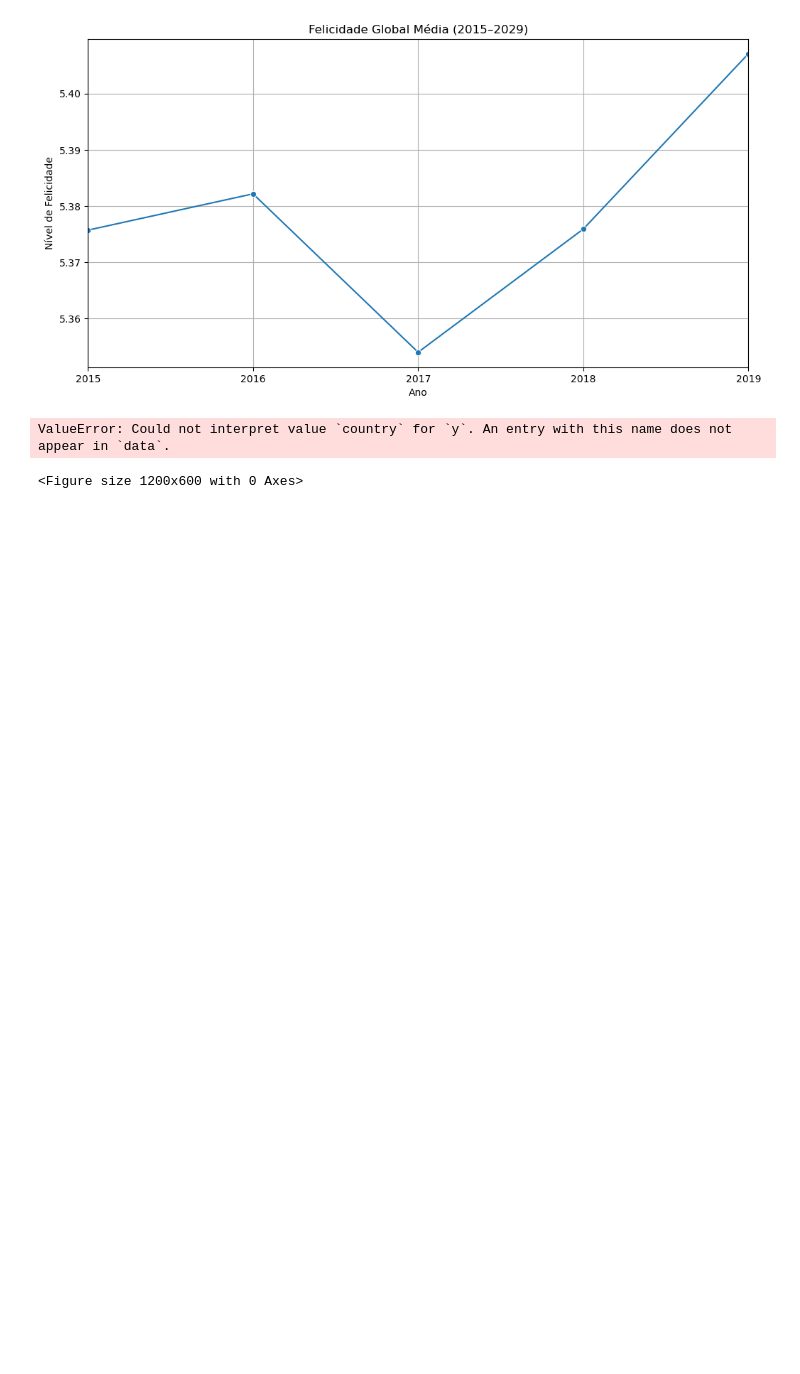
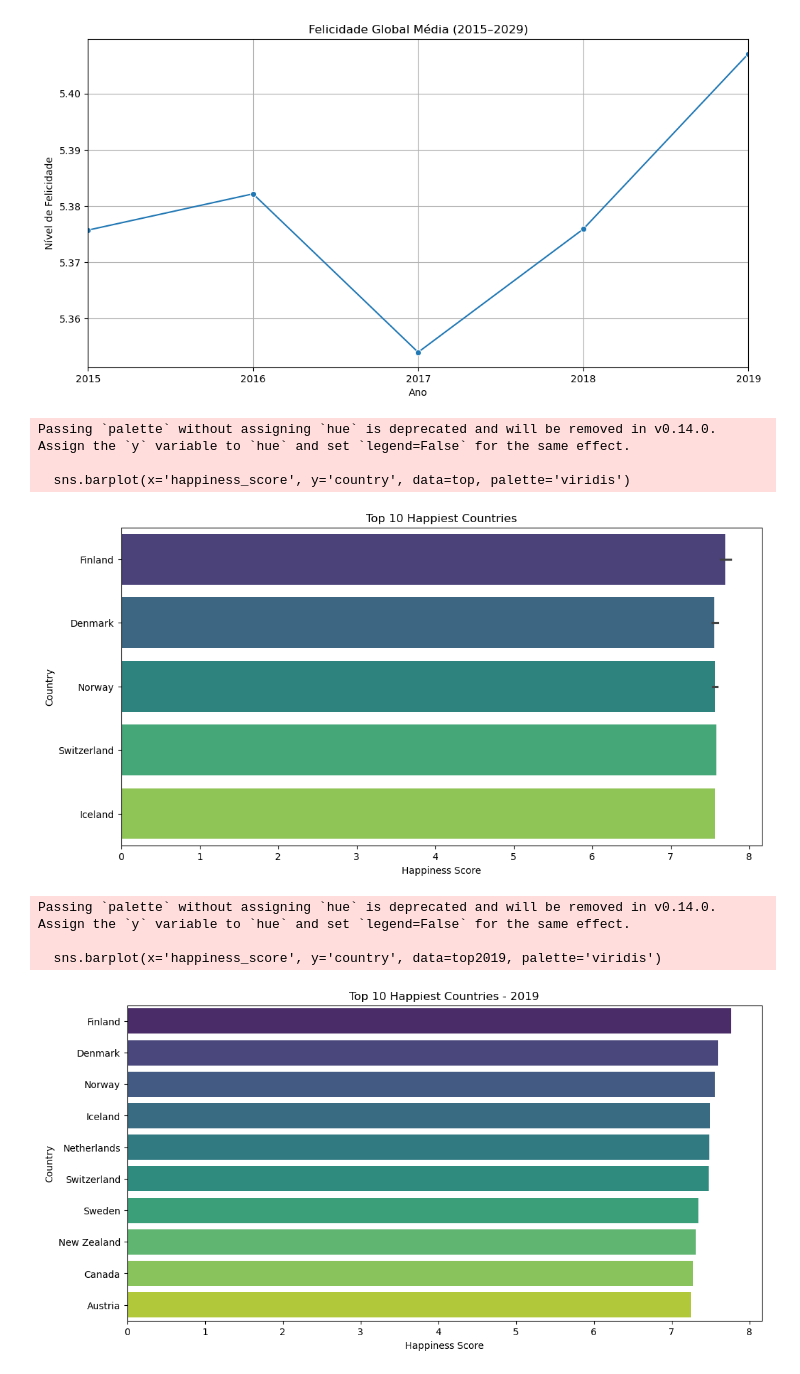
Before and after one commit to gustavoledandeck/Felicidade-Global, a Jupyter notebook: notebooks/Analise_Felicidade.ipynb, the cells around one changed output. Drawn from its saved outputs; the diff is of its cells as text; code cells hidden in the pictures; blank space fills up the shorter version.

Commit message:
Correção nos nomes das colunas, onde coluna 'country' apresentava erro. Atualização no código para limpar a base. Adição de mais 2 gráficos com top 10 países mais felizes.

```diff
--- a/notebooks/Analise_Felicidade.ipynb
+++ b/notebooks/Analise_Felicidade.ipynb
@@ -60,4 +110,10 @@ combined_df = pd.concat(Dfs, axis=0, ignore_index=True)
 # %%
-combined_df.columns = combined_df.columns.str.lower().str.replace(' ', '_')  # substitui espaço em branco por underline nos nomes das colunas
-print(combined_df.isnull().sum())
+combined_df = pd.concat(Dfs, axis=0, ignore_index=True)
+
+
+combined_df = combined_df.drop(columns=['Region'], errors='ignore')
+
+
+print("Resultado Final das Colunas:", combined_df.columns.tolist())     #colunas restantes após tratamento
+print(combined_df)
 # %% [output]
@@ -114,19 +170,33 @@ plt.show()
 # %% [output]
 [figure]
 # %%
-#2º Gráfico: Top 10 Países Mais Felizes (2019)
-top_2019 = combined_df[combined_df['year'] == 2019].nlargest(10, 'happiness_score')
+
+#2º Gráfico: Top 10 Países Mais Felizes
+top = combined_df.nlargest(10, 'happiness_score')
+top2019 = combined_df[combined_df['year'] == 2019].nlargest(10, 'happiness_score')
+
 # Plot
-'''
-verificar erro!!!!
 plt.figure(figsize=(12, 6))
-sns.barplot(x='happiness_score', y='country', data=top_2019, palette='viridis')
-plt.title('Top 10 Países Mais Felizes (2019)')
-plt.xlabel('Nível de Felicidade')
-plt.ylabel('País')
+sns.barplot(x='happiness_score', y='country', data=top, palette='viridis')
+plt.title('Top 10 Happiest Countries')
+plt.xlabel('Happiness Score')
+plt.ylabel('Country')
+plt.savefig('../reports/top10_Geral.png')
+plt.show()
+#3º Gráfico: Top 10 Países Mais Felizes - 2019
+plt.figure(figsize=(12, 6))
+sns.barplot(x='happiness_score', y='country', data=top2019, palette='viridis')
+plt.title('Top 10 Happiest Countries - 2019')
+plt.xlabel('Happiness Score')
+plt.ylabel('Country')
 plt.savefig('../reports/top10_2019.png')
 plt.show()
-'''
 # %% [output]
-ValueError: Could not interpret value `country` for `y`. An entry with this name does not appear in `data`.
+Passing `palette` without assigning `hue` is deprecated and will be removed in v0.14.0. Assign the `y` variable to `hue` and set `legend=False` for the same effect.
+
+  sns.barplot(x='happiness_score', y='country', data=top, palette='viridis')
+[figure, added]
-<Figure size 1200x600 with 0 Axes>
+Passing `palette` without assigning `hue` is deprecated and will be removed in v0.14.0. Assign the `y` variable to `hue` and set `legend=False` for the same effect.
+
+  sns.barplot(x='happiness_score', y='country', data=top2019, palette='viridis')
+[figure, added]
```
Also changed, not shown: parts of 2 cells of this notebook, 3 other files.
